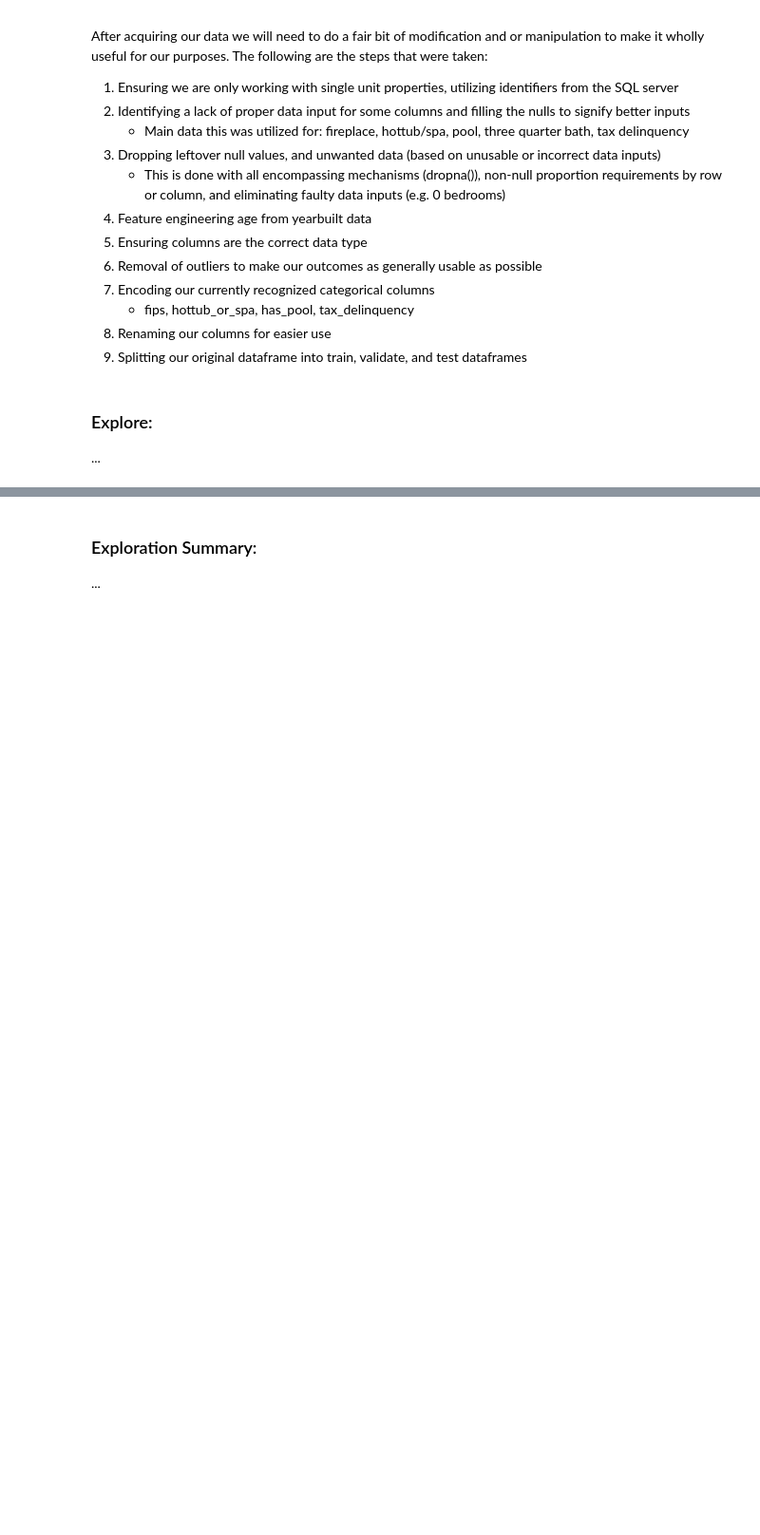
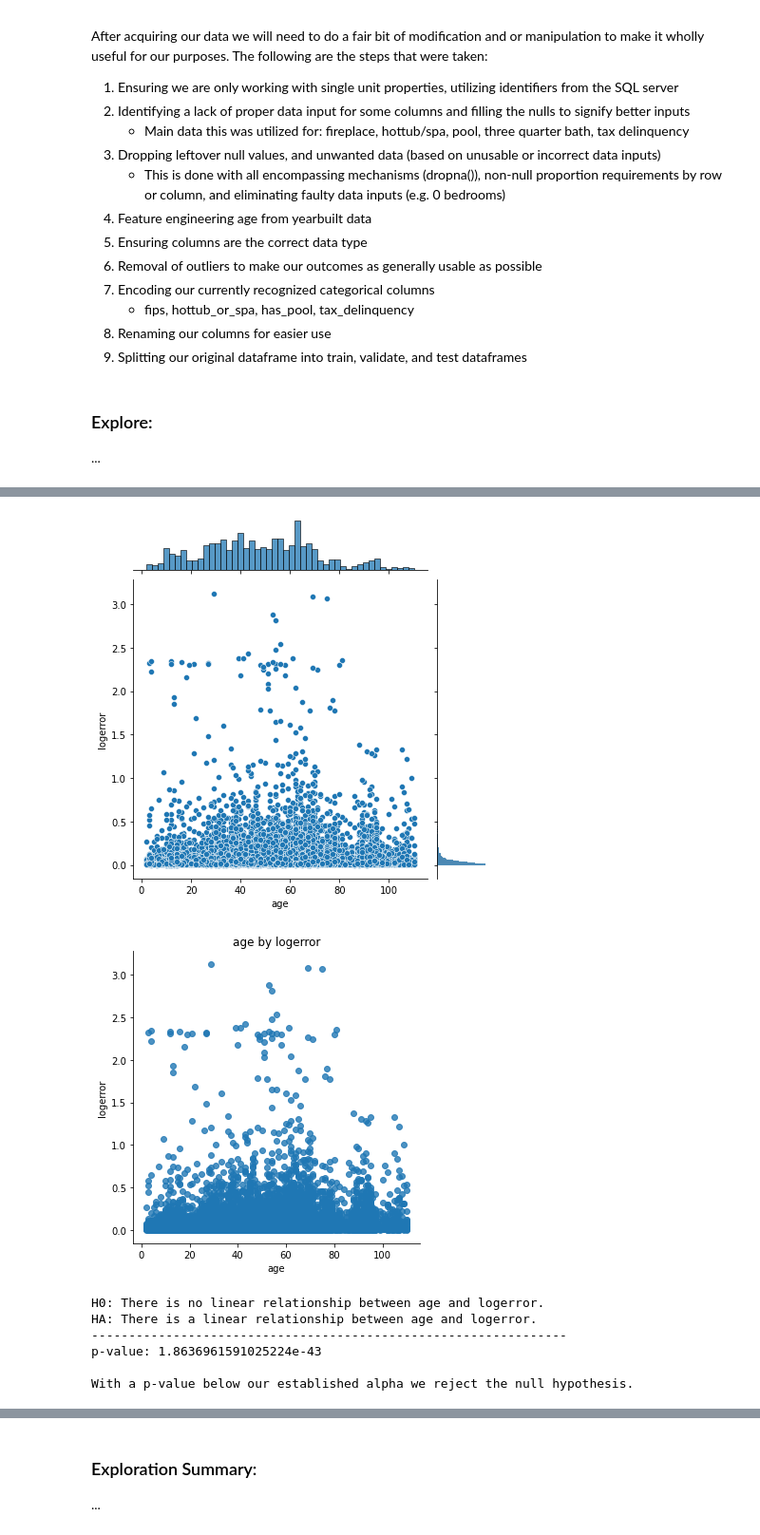
Before and after one commit to watermanbrandyn/clustering_project, a Jupyter notebook: Final Report.ipynb, the cells around one changed output, grey strips where cells are left out. Shown at 95% size. Saved outputs shown, nothing was run; the diff lists cells and outputs as text; code cells hidden in the pictures; blank space fills up the shorter version.

```diff
--- a/Final Report.ipynb
+++ b/Final Report.ipynb
@@ -89,0 +77,3 @@ alpha = .05
+# %%
+train_pos = train[train.logerror >= 0]
+train_neg = train[train.logerror < 0]
@@ -89,0 +85,16 @@ alpha = .05
+# %%
+# We need to establish our target feature
+target = 'logerror'
+# %%
+# We can demonstrate continuous feature exploration using our 'age' feature
+# For positive log error
+e.linear_tests(train_pos, ['age'], target)
+# %% [output]
+[figure, added]
+[figure, added]
+H0: There is no linear relationship between age and logerror.
+HA: There is a linear relationship between age and logerror.
+----------------------------------------------------------------
+p-value: 1.8636961591025224e-43
+
+With a p-value below our established alpha we reject the null hypothesis.
```
Also changed, not shown: parts of 23 cells of this notebook.
